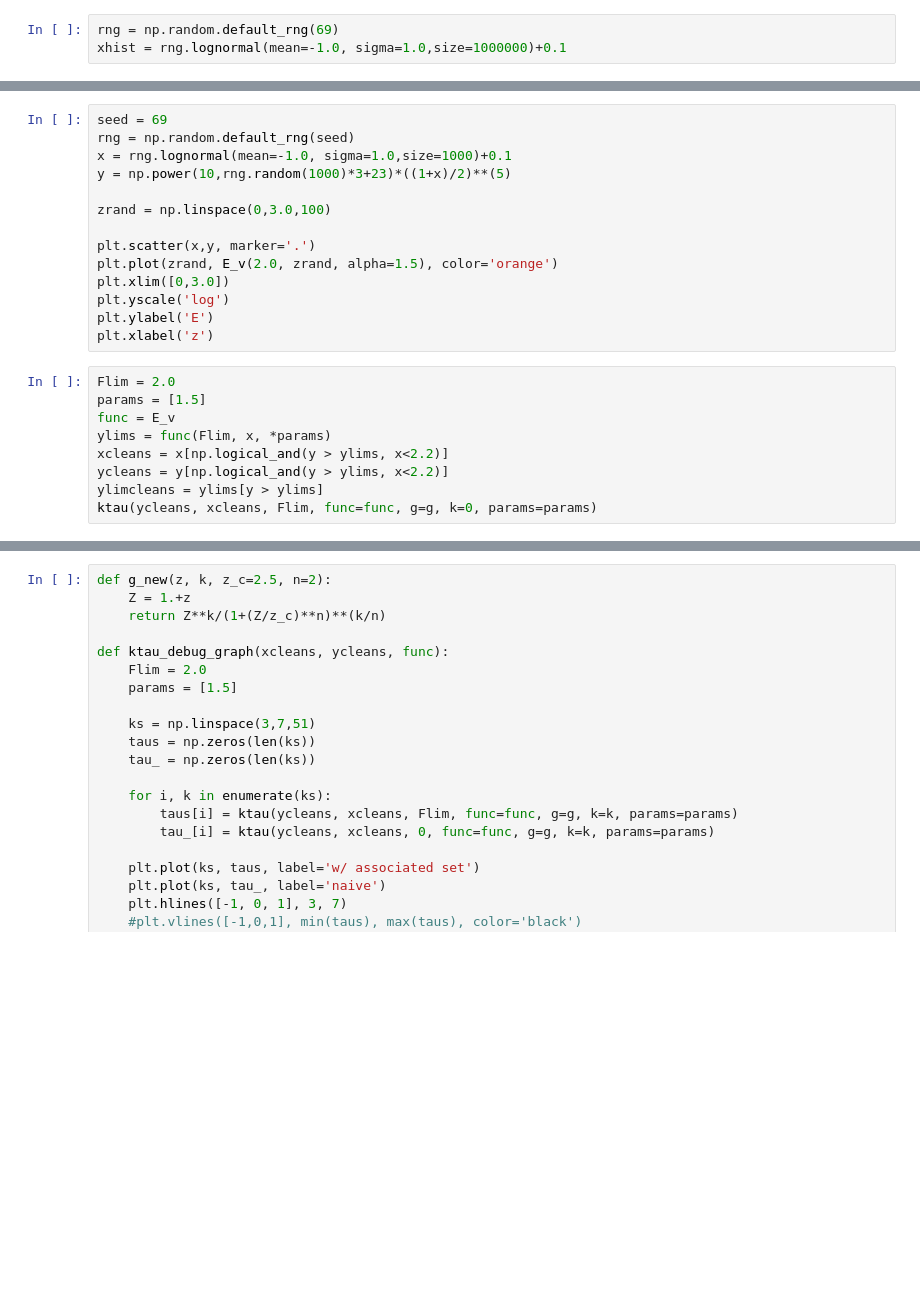
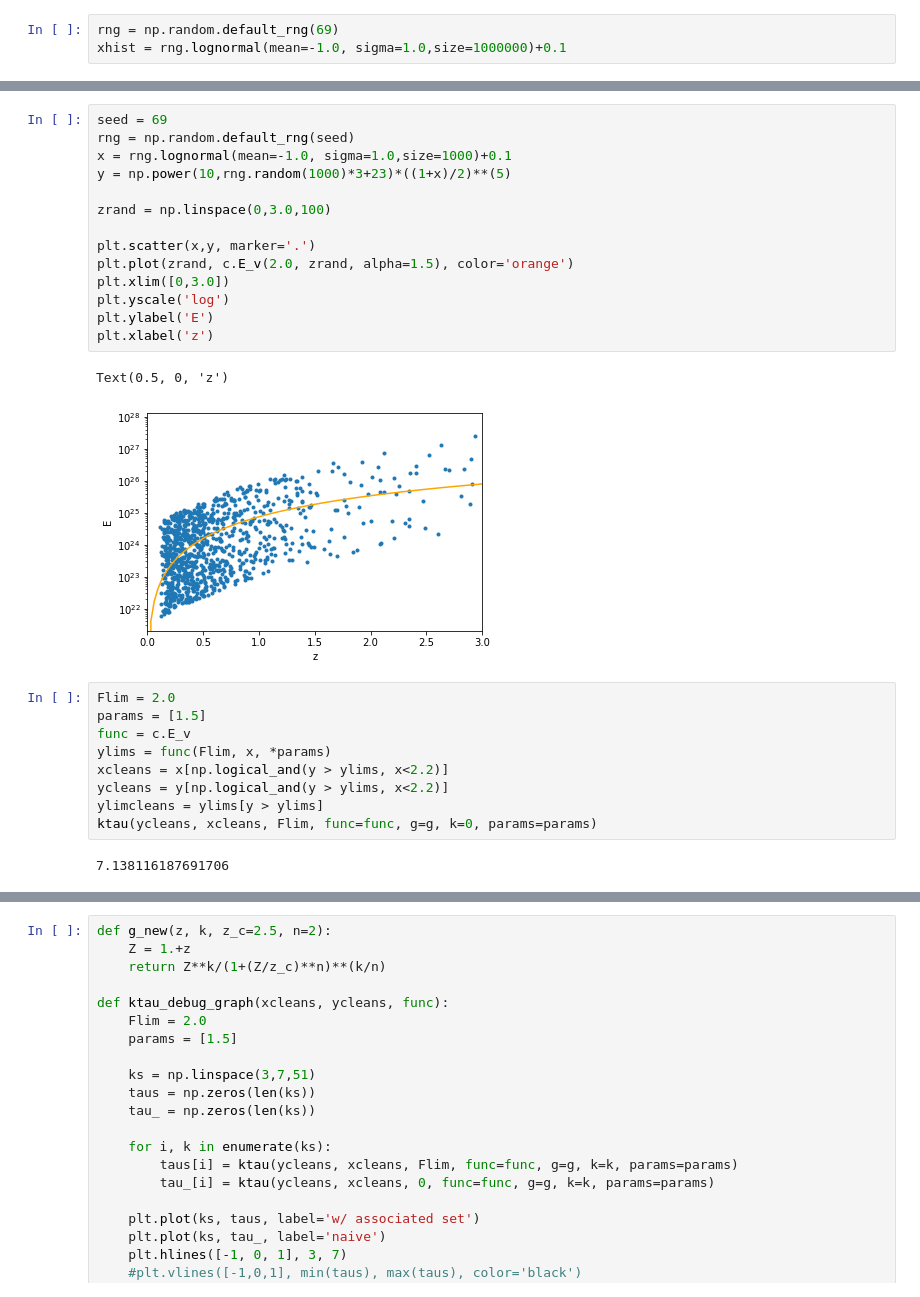
Before and after one commit to will-s-h/FRB-Project, a Jupyter notebook: Programs/FRB Data 1.0.ipynb, the cells around one changed output, grey strips where cells are left out. Saved outputs shown, nothing was run; the diff lists cells and outputs as text; blank space fills up the shorter version.

```diff
--- a/Programs/FRB Data Analysis.ipynb
+++ b/Programs/FRB Data 1.0.ipynb
@@ -327,26 +331,31 @@ plt.show()
 # %%
 seed = 69
 rng = np.random.default_rng(seed)
 x = rng.lognormal(mean=-1.0, sigma=1.0,size=1000)+0.1
 y = np.power(10,rng.random(1000)*3+23)*((1+x)/2)**(5)
 
 zrand = np.linspace(0,3.0,100)
 
 plt.scatter(x,y, marker='.')
-plt.plot(zrand, E_v(2.0, zrand, alpha=1.5), color='orange')
+plt.plot(zrand, c.E_v(2.0, zrand, alpha=1.5), color='orange')
 plt.xlim([0,3.0])
 plt.yscale('log')
 plt.ylabel('E')
 plt.xlabel('z')
+# %% [output]
+Text(0.5, 0, 'z')
+[figure, added]
 # %%
 Flim = 2.0
 params = [1.5]
-func = E_v
+func = c.E_v
 ylims = func(Flim, x, *params)
 xcleans = x[np.logical_and(y > ylims, x<2.2)]
 ycleans = y[np.logical_and(y > ylims, x<2.2)]
 ylimcleans = ylims[y > ylims]
 ktau(ycleans, xcleans, Flim, func=func, g=g, k=0, params=params)
+# %% [output]
+7.138116187691706
 # %%
 plt.scatter(xcleans, ycleans, marker='.')
 plt.plot(sorted(x), sorted(ylims), color='orange')
```
Also changed, not shown: parts of 19 cells of this notebook, 2 other files.
